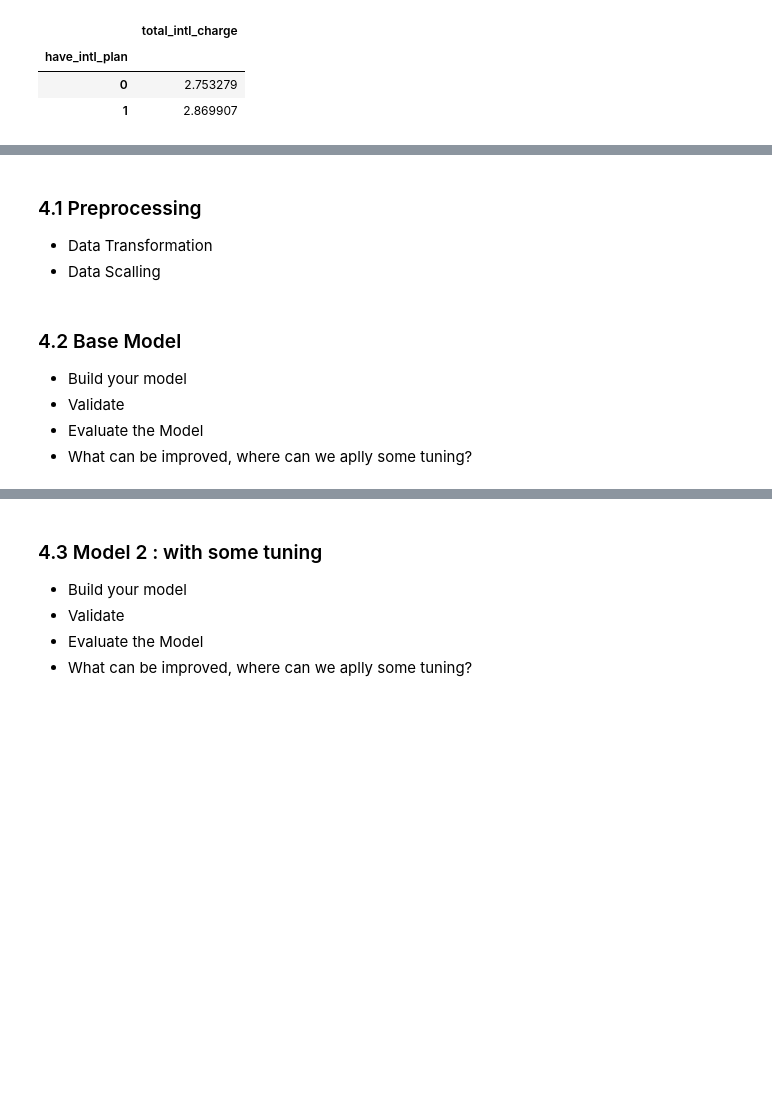
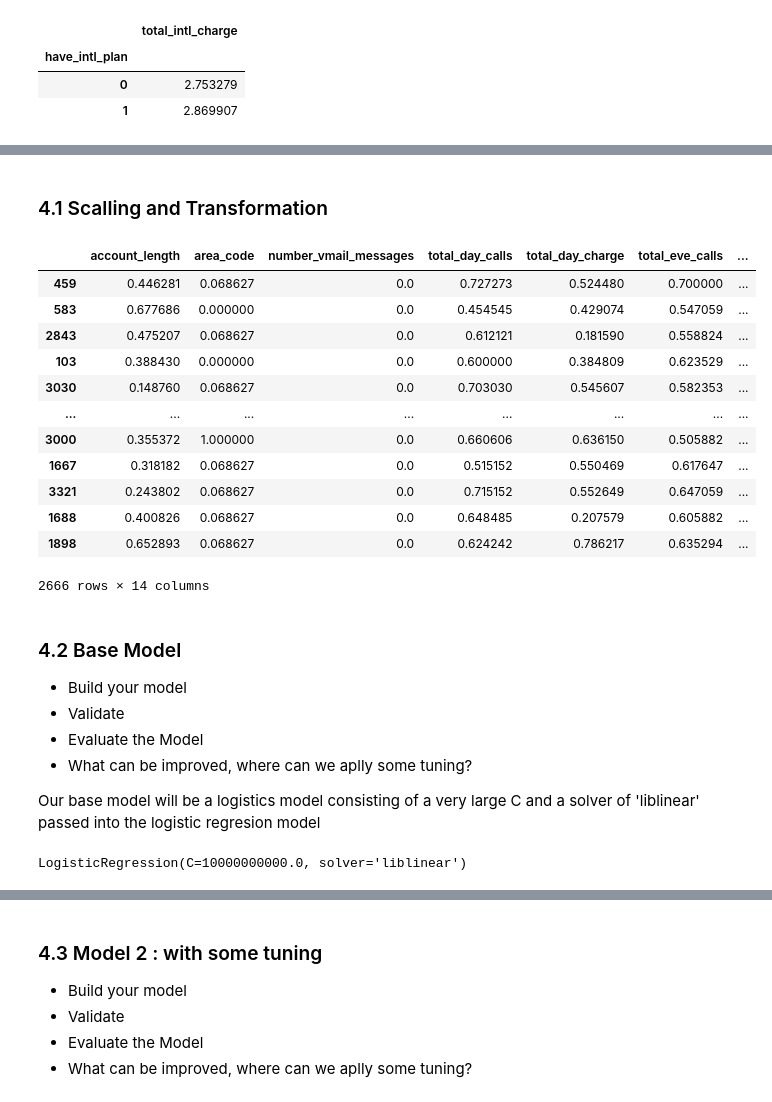
Before and after one commit to danieloselu3/SyriaTel-Telecom-Analysis, a Jupyter notebook: index.ipynb, the cells around one changed output, grey strips where cells are left out. Cells and saved outputs as stored; diff of their text form; code cells hidden in the pictures; blank space fills up the shorter version.

Commit message:
implemented first logistic regression model

```diff
--- a/index.ipynb
+++ b/index.ipynb
@@ -146,3 +156,5 @@ we will not check for this in this section, as we had already noted before from
+# %%
+df["churn"] = df["churn"].astype(int)
 # %% [markdown]
 #### 3.3.4 Validity
 Here we check to see if all the columns in the dataset are valid/useful for this analysis, dropping any that isn't useful. We will need all our columns for this analysis, hence we'll retain all of them.
@@ -470,0 +567,15 @@ We can see that on average, accounts with international plan use 0.116628 Units.
+# %%
+features_to_include_in_X = ['account_length', 'area_code',
+       'international_plan', 'voice_mail_plan', 'number_vmail_messages',
+        'total_day_calls', 'total_day_charge',
+        'total_eve_calls', 'total_eve_charge',
+        'total_night_calls', 'total_night_charge',
+        'total_intl_calls', 'total_intl_charge',
+       'customer_service_calls']
+
+# we have dropped the total_minutes because of multicollinearity, together with state and phone
+X = df[features_to_include_in_X]
+y = df['churn']
+# %%
+# do our split
+X_train, X_test, y_train, y_test = train_test_split(X, y, test_size=0.20, random_state=3)
@@ -471,10 +601,57 @@ We can see that on average, accounts with international plan use 0.116628 Units.
 # %% [markdown]
-### 4.1 Preprocessing
-* Data Transformation
-* Data Scalling
+### 4.1 Scalling and Transformation
+# %%
+# dealing with categorical features
+categorical_values = X_train[['international_plan', 'voice_mail_plan']]
+numerical_values = X_train.drop(categorical_values, axis=1)
+
+# use pandas get dummies to handle the categorical data
+new_cat_df = pd.get_dummies(categorical_values, drop_first=True)
+
+# scalling
+# instantiate
+scaler = MinMaxScaler()
+
+# fit and transform
+num_scaled = pd.DataFrame(
+    scaler.fit_transform(numerical_values),
+    index = numerical_values.index,
+    columns= numerical_values.columns
+)
+
+# create a new df from the encoding
+X_train_scaled = num_scaled.join(new_cat_df)
+
+X_train_scaled
+# %% [output]
+|  | account_length | area_code | number_vmail_messages | total_day_calls | total_day_charge | total_eve_calls | ... |
+| 459 | 0.446281 | 0.068627 | 0.0 | 0.727273 | 0.524480 | 0.700000 | ... |
+| 583 | 0.677686 | 0.000000 | 0.0 | 0.454545 | 0.429074 | 0.547059 | ... |
+| 2843 | 0.475207 | 0.068627 | 0.0 | 0.612121 | 0.181590 | 0.558824 | ... |
+| 103 | 0.388430 | 0.000000 | 0.0 | 0.600000 | 0.384809 | 0.623529 | ... |
+| 3030 | 0.148760 | 0.068627 | 0.0 | 0.703030 | 0.545607 | 0.582353 | ... |
+| ... | ... | ... | ... | ... | ... | ... | ... |
+| 3000 | 0.355372 | 1.000000 | 0.0 | 0.660606 | 0.636150 | 0.505882 | ... |
+| 1667 | 0.318182 | 0.068627 | 0.0 | 0.515152 | 0.550469 | 0.617647 | ... |
+| 3321 | 0.243802 | 0.068627 | 0.0 | 0.715152 | 0.552649 | 0.647059 | ... |
+| 1688 | 0.400826 | 0.068627 | 0.0 | 0.648485 | 0.207579 | 0.605882 | ... |
+| 1898 | 0.652893 | 0.068627 | 0.0 | 0.624242 | 0.786217 | 0.635294 | ... |
+2666 rows × 14 columns
 # %% [markdown]
 ### 4.2 Base Model
 * Build your model
 * Validate
 * Evaluate the Model
 * What can be improved, where can we aplly some tuning?
+
+Our base model will be a logistics model consisting of a very large C and a solver of 'liblinear' passed into the logistic regresion model
+# %%
+# build our base model
+# instantiate
+log_model = LogisticRegression(C=1e10, solver='liblinear')
+
+# fit  the model
+log_model.fit(X_train_scaled, y_train)
+log_model
+# %% [output]
+LogisticRegression(C=10000000000.0, solver='liblinear')
```
Also changed, not shown: parts of 15 cells of this notebook.
